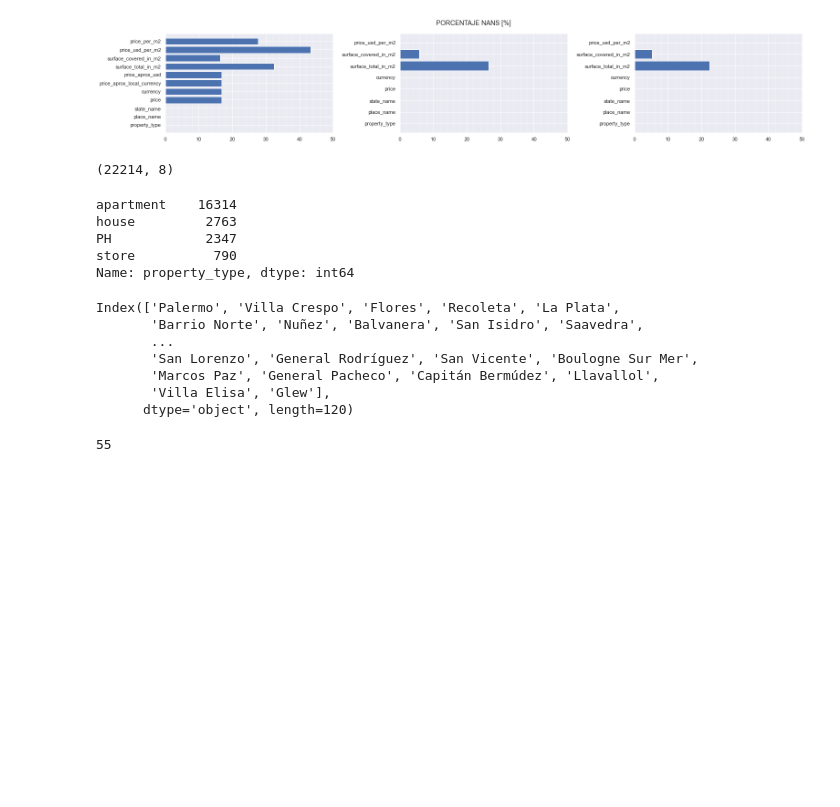
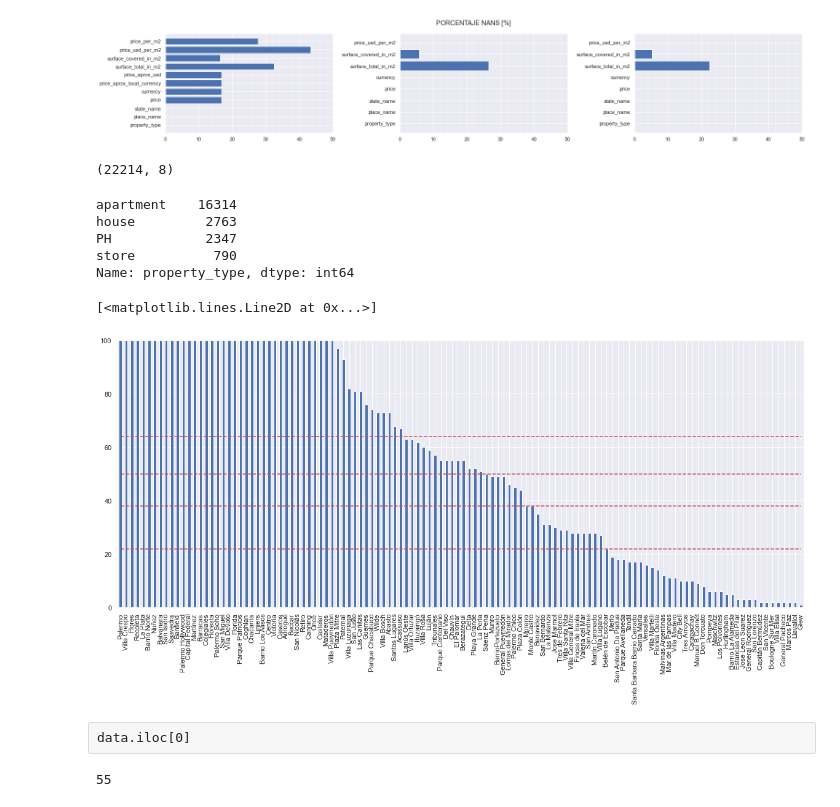
Before and after one commit to grupo4dhds/grupo4_git, a Jupyter notebook: workshop2_G4_main.ipynb, the cells around one changed output. Saved outputs shown, nothing was run; the diff lists cells and outputs as text; code cells hidden in the pictures; blank space fills up the shorter version.

Commit message:
actualizado indice + grafico categoria place_name

```diff
--- a/workshop2_G4_main.ipynb
+++ b/workshop2_G4_main.ipynb
@@ -983,27 +994,35 @@ En la celda 5 está proporcionado un indicador de correlacion entre superficie c
 """;
 # %% [output]
 [figure]
-# %%
-display (data.shape)
-df = data_info(data, 'data')
-display (data.property_type.value_counts())
-
-df
-data[data.property_type=='apartment'].place_name.value_counts().index
-# %% [output]
-(22214, 8)
-apartment    16314
-house         2763
-PH            2347
-store          790
-Name: property_type, dtype: int64
-Index(['Palermo', 'Villa Crespo', 'Flores', 'Recoleta', 'La Plata',
-       'Barrio Norte', 'Nuñez', 'Balvanera', 'San Isidro', 'Saavedra',
-       ...
-       'San Lorenzo', 'General Rodríguez', 'San Vicente', 'Boulogne Sur Mer',
-       'Marcos Paz', 'General Pacheco', 'Capitán Bermúdez', 'Llavallol',
-       'Villa Elisa', 'Glew'],
-      dtype='object', length=120)
+# %%
+display (data.shape)
+df = data_info(data, 'data')
+display (data.property_type.value_counts())
+
+df
+fig = plt.figure(figsize=(20,8))
+ax = plt.axes()
+ax.set(ylim=(0,100))
+
+
+data[data.property_type=='apartment'].place_name.value_counts().plot.bar()
+
+
+plt.plot([64]*len(data[data.property_type=='apartment'].place_name.value_counts()), "r--")# [64, 64, 64, 64, 64, 64, 64, ..., len(serie)]
+plt.plot([50]*len(data[data.property_type=='apartment'].place_name.value_counts()), "r--")
+plt.plot([38]*len(data[data.property_type=='apartment'].place_name.value_counts()), "r--")
+plt.plot([22]*len(data[data.property_type=='apartment'].place_name.value_counts()), "r--")
+# %% [output]
+(22214, 8)
+apartment    16314
+house         2763
+PH            2347
+store          790
+Name: property_type, dtype: int64
+[<matplotlib.lines.Line2D at 0x...>]
+[figure, added]
+# %% [raw]
+data.iloc[0]
 # %%
 #### MODELO 1
 ### LINEALIZAR PRICE=F(SUPERFICIE_TOTAL, CAT(PROPERTY_TYPE))
```
Also changed, not shown: parts of 9 cells of this notebook.
